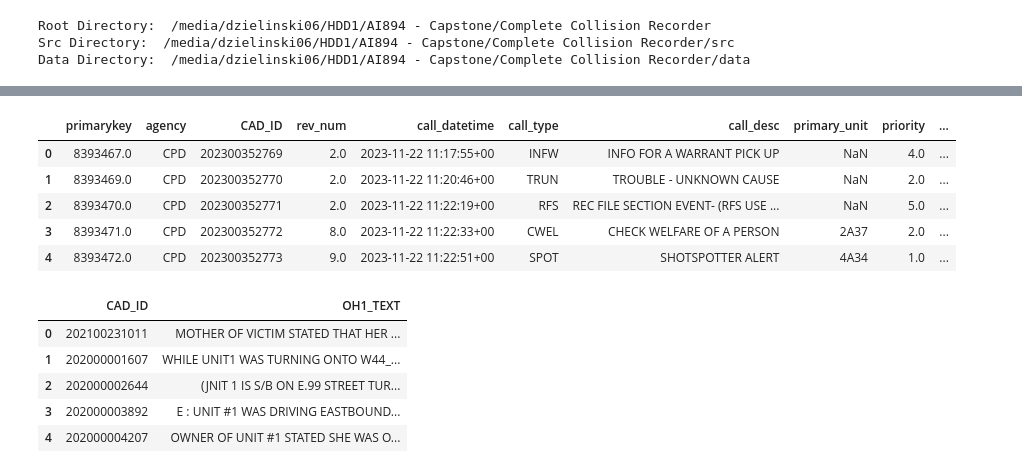
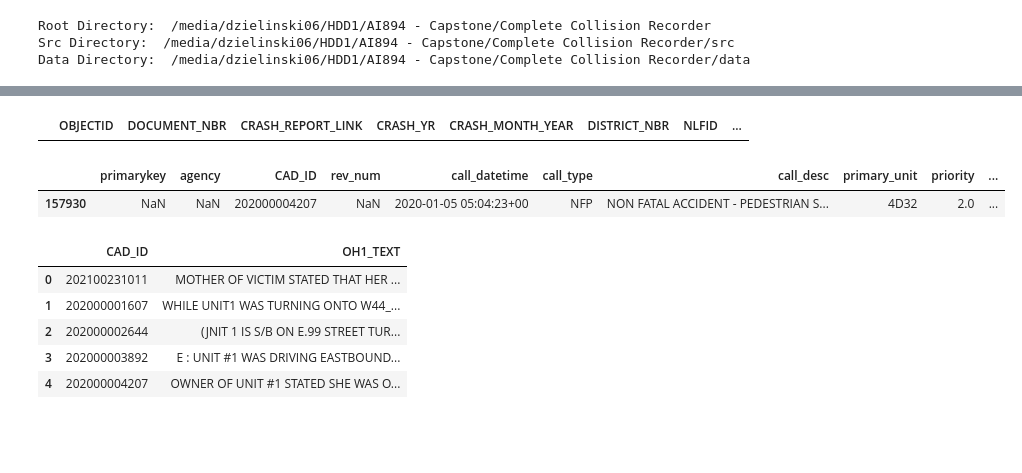
Before and after one commit to beardedDan/complete_collision_recorder, a Jupyter notebook: notebooks/preprocessing.ipynb, the cells around one changed output, grey strips where cells are left out. Cells and saved outputs as stored; diff of their text form; code cells hidden in the pictures; blank space fills up the shorter version.

```diff
--- a/notebooks/preprocessing.ipynb
+++ b/notebooks/preprocessing.ipynb
@@ -40,17 +103,19 @@ gcat_df['CAD_ID'] = gcat_df['LOCAL_REPORT_NUMBER_ID'].apply(pad_and_strip_variab
+# %%
+gcat_df[gcat_df['CAD_ID']=='2023385727']
+# gcat_df[gcat_df['LOCAL_REPORT_NUMBER_ID']=='2023385727']
+# 2023385727
+# %% [output]
+|  | OBJECTID | DOCUMENT_NBR | CRASH_REPORT_LINK | CRASH_YR | CRASH_MONTH_YEAR | DISTRICT_NBR | NLFID | ... |
 # %%
 bikecle_labels_path = os.path.join(data_dir,"raw","bike_cle_narratives","callsforservice-quoted.csv")
 bikecle_label_df = pd.read_csv(bikecle_labels_path)
 bikecle_label_df.rename(columns={'event_number': 'CAD_ID', 'narrative':'BIKE_CLE_TEXT'}, inplace=True)
 bikecle_label_df['CAD_ID'] = bikecle_label_df['CAD_ID'].astype(str)
-# %%
-bikecle_label_df.head()
-# %% [output]
-|  | primarykey | agency | CAD_ID | rev_num | call_datetime | call_type | call_desc | primary_unit | priority | ... |
-| 0 | 8393467.0 | CPD | 202300352769 | 2.0 | 2023-11-22 11:17:55+00 | INFW | INFO FOR A WARRANT PICK UP | NaN | 4.0 | ... |
-| 1 | 8393469.0 | CPD | 202300352770 | 2.0 | 2023-11-22 11:20:46+00 | TRUN | TROUBLE - UNKNOWN CAUSE | NaN | 2.0 | ... |
-| 2 | 8393470.0 | CPD | 202300352771 | 2.0 | 2023-11-22 11:22:19+00 | RFS | REC FILE SECTION EVENT- (RFS USE ... | NaN | 5.0 | ... |
-| 3 | 8393471.0 | CPD | 202300352772 | 8.0 | 2023-11-22 11:22:33+00 | CWEL | CHECK WELFARE OF A PERSON | 2A37 | 2.0 | ... |
-| 4 | 8393472.0 | CPD | 202300352773 | 9.0 | 2023-11-22 11:22:51+00 | SPOT | SHOTSPOTTER ALERT | 4A34 | 1.0 | ... |
+# %%
+bikecle_label_df[bikecle_label_df['CAD_ID']=='202000004207']
+# %% [output]
+|  | primarykey | agency | CAD_ID | rev_num | call_datetime | call_type | call_desc | primary_unit | priority | ... |
+| 157930 | NaN | NaN | 202000004207 | NaN | 2020-01-05 05:04:23+00 | NFP | NON FATAL ACCIDENT - PEDESTRIAN S... | 4D32 | 2.0 | ... |
 # %%
 # Step 2: Read Text Files
 def read_text_file(file_path):
```
Also changed, not shown: parts of 46 cells of this notebook, 18 other files.
